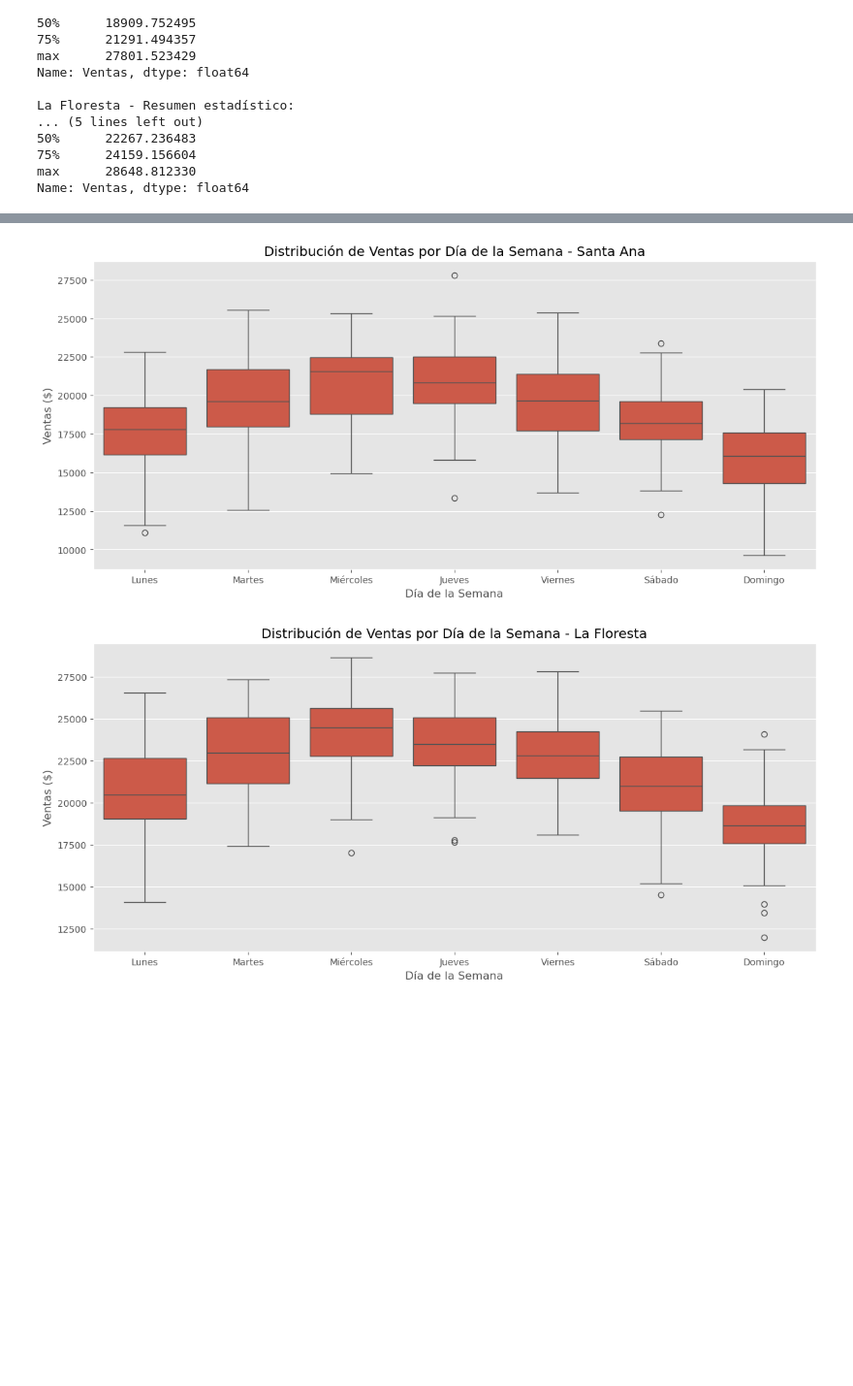
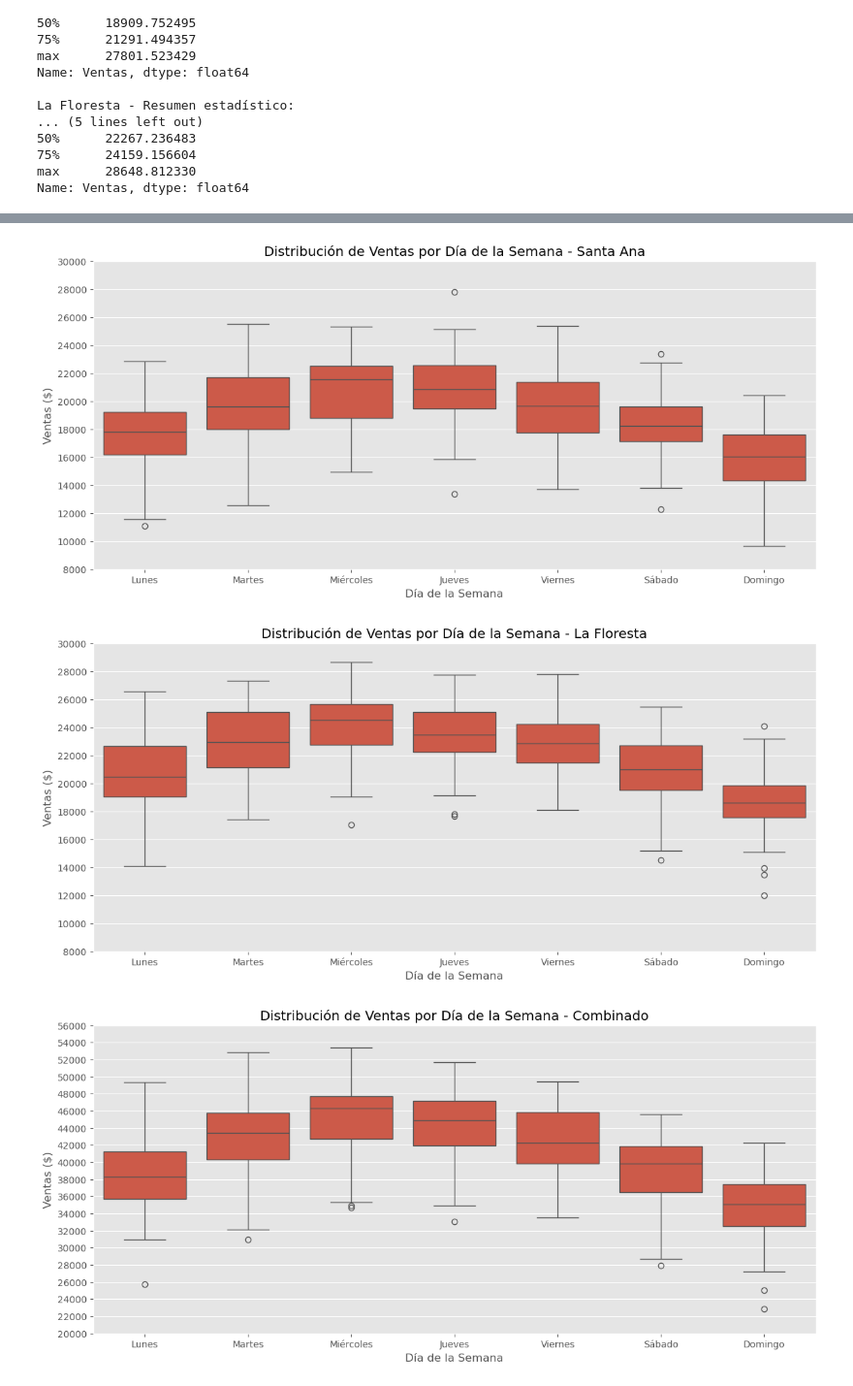
Before and after one commit to pmealla/CEIA-PEIA-TPFINAL, a Jupyter notebook: TPFinal_prob.ipynb, the cells around one changed output, grey strips where cells are left out. Shown at 97% size. Saved outputs shown, nothing was run; the diff lists cells and outputs as text; code cells hidden in the pictures; blank space fills up the shorter version.

```diff
--- a/TPFinal_prob.ipynb
+++ b/TPFinal_prob.ipynb
@@ -368,22 +623,28 @@ Ventas por día - La Floresta:
 # %%
 # Distribución de Ventas por Día
 def plot_distribucion_diaria(data, tienda):
     orden_dias = ['Monday', 'Tuesday', 'Wednesday', 'Thursday', 'Friday', 'Saturday', 'Sunday']
     nombres_dias = ['Lunes', 'Martes', 'Miércoles', 'Jueves', 'Viernes', 'Sábado', 'Domingo']
 
     plt.figure(figsize=(14, 6))
     sns.boxplot(x='Nombre_Dia', y='Ventas', data=data, order=orden_dias)
     plt.title(f'Distribución de Ventas por Día de la Semana - {tienda}')
     plt.xlabel('Día de la Semana')
     plt.ylabel('Ventas ($)')
     plt.xticks(range(7), nombres_dias)
+    if str.lower(tienda)=='combinado':
+        plt.yticks(range(20000, 56001, 2000))
+    else:
+        plt.yticks(range(8000, 30001, 2000))
     plt.show()
 
 plot_distribucion_diaria(santa_ana, 'Santa Ana')
 plot_distribucion_diaria(la_floresta, 'La Floresta')
+plot_distribucion_diaria(ventas_combinadas.groupby(["Fecha", "Dia_Semana", "Nombre_Dia"])["Ventas"].sum().reset_index(), 'Combinado')
 # %% [output]
-[figure, old version]
+[figure, new version]
-[figure, old version]
+[figure, new version]
+[figure, added]
 # %% [markdown]
 ### Comparación de ventas entre tiendas
 
```
Also changed, not shown: parts of 20 cells of this notebook.
